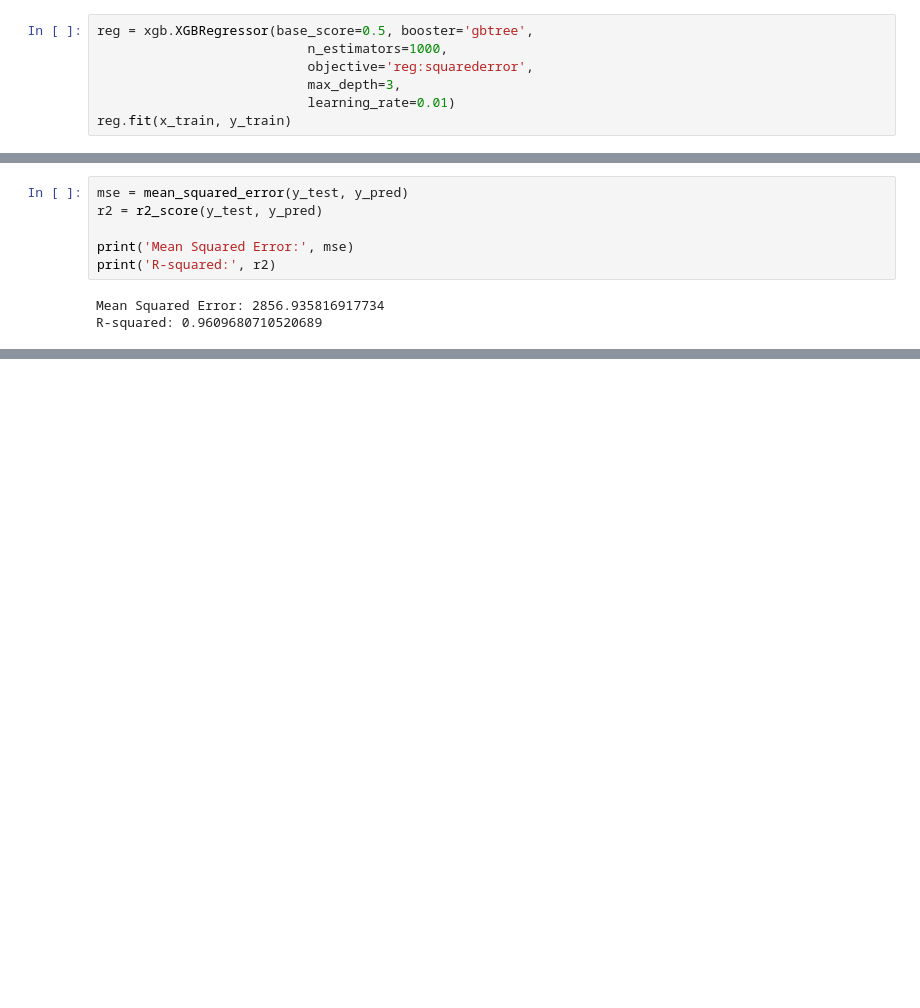
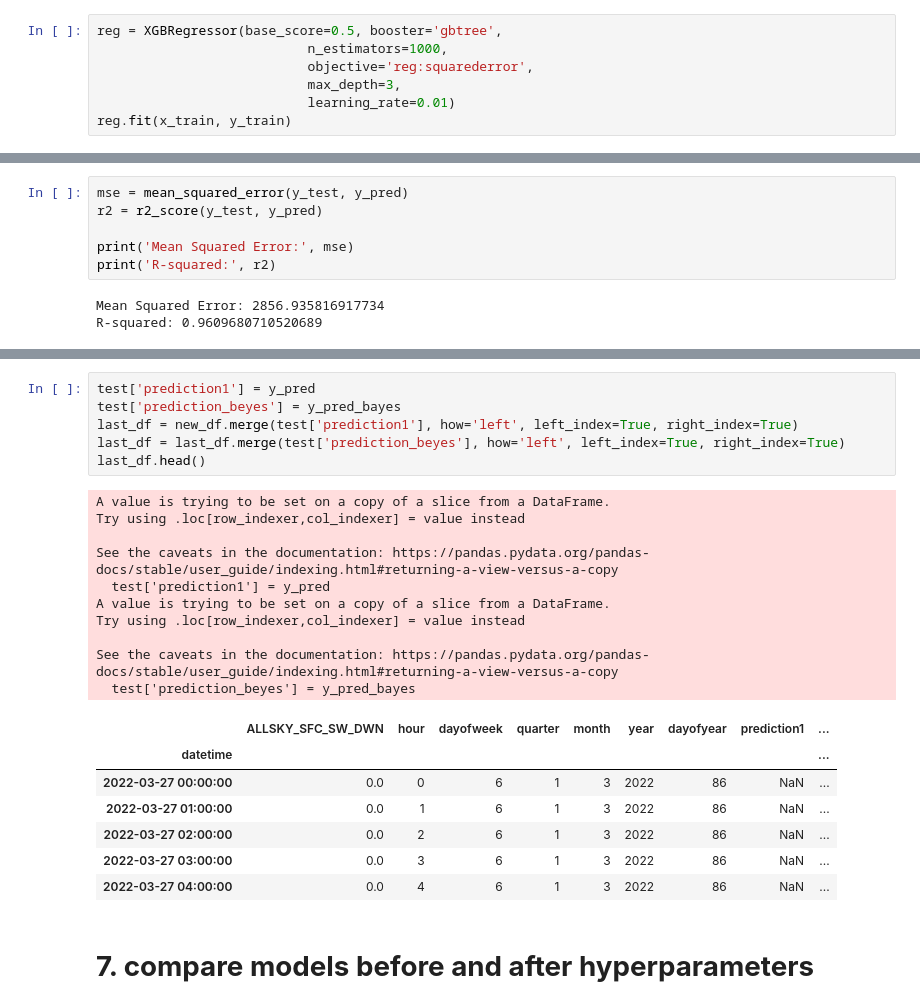
Before and after one commit to Ruhe54/Forecasting_Irradiance, a Jupyter notebook: XGboost.ipynb, the cells around one changed output, grey strips where cells are left out. Saved outputs shown, nothing was run; the diff lists cells and outputs as text; blank space fills up the shorter version.

```diff
--- a/XGboost.ipynb
+++ b/XGboost.ipynb
@@ -154,7 +162,7 @@ y_train = train[TARGET]
 x_test = test[FEATURES]
 y_test = test[TARGET]
 # %%
-reg = xgb.XGBRegressor(base_score=0.5, booster='gbtree',
+reg = XGBRegressor(base_score=0.5, booster='gbtree',
                            n_estimators=1000,
                            objective='reg:squarederror',
                            max_depth=3,
@@ -224 +255,27 @@ last_df1.tail()
+# %%
+test['prediction1'] = y_pred
+test['prediction_beyes'] = y_pred_bayes
+last_df = new_df.merge(test['prediction1'], how='left', left_index=True, right_index=True)
+last_df = last_df.merge(test['prediction_beyes'], how='left', left_index=True, right_index=True)
+last_df.head()
+# %% [output]
+A value is trying to be set on a copy of a slice from a DataFrame.
+Try using .loc[row_indexer,col_indexer] = value instead
+
+See the caveats in the documentation: https://pandas.pydata.org/pandas-docs/stable/user_guide/indexing.html#returning-a-view-versus-a-copy
+  test['prediction1'] = y_pred
+A value is trying to be set on a copy of a slice from a DataFrame.
+Try using .loc[row_indexer,col_indexer] = value instead
+
+See the caveats in the documentation: https://pandas.pydata.org/pandas-docs/stable/user_guide/indexing.html#returning-a-view-versus-a-copy
+  test['prediction_beyes'] = y_pred_bayes
+|  | ALLSKY_SFC_SW_DWN | hour | dayofweek | quarter | month | year | dayofyear | prediction1 | ... |
+| datetime |  |  |  |  |  |  |  |  | ... |
+| 2022-03-27 00:00:00 | 0.0 | 0 | 6 | 1 | 3 | 2022 | 86 | NaN | ... |
+| 2022-03-27 01:00:00 | 0.0 | 1 | 6 | 1 | 3 | 2022 | 86 | NaN | ... |
+| 2022-03-27 02:00:00 | 0.0 | 2 | 6 | 1 | 3 | 2022 | 86 | NaN | ... |
+| 2022-03-27 03:00:00 | 0.0 | 3 | 6 | 1 | 3 | 2022 | 86 | NaN | ... |
+| 2022-03-27 04:00:00 | 0.0 | 4 | 6 | 1 | 3 | 2022 | 86 | NaN | ... |
+# %% [markdown]
+# **7. compare models before and after hyperparameters**
 # %%
```
Also changed, not shown: parts of 28 cells of this notebook, 1 other file.
